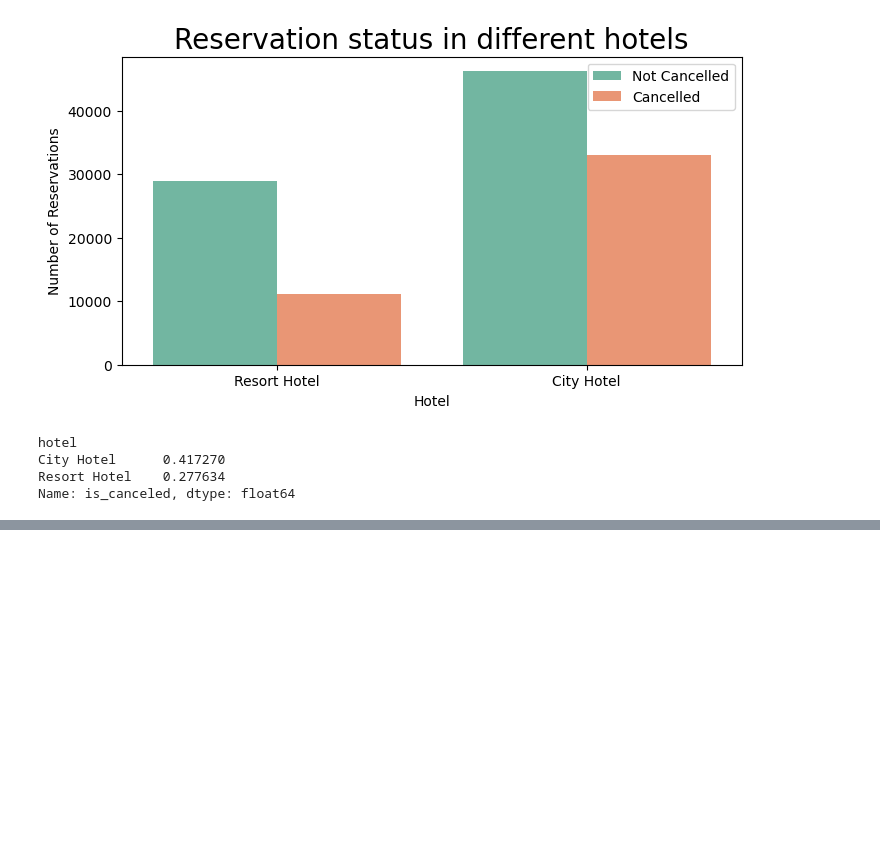
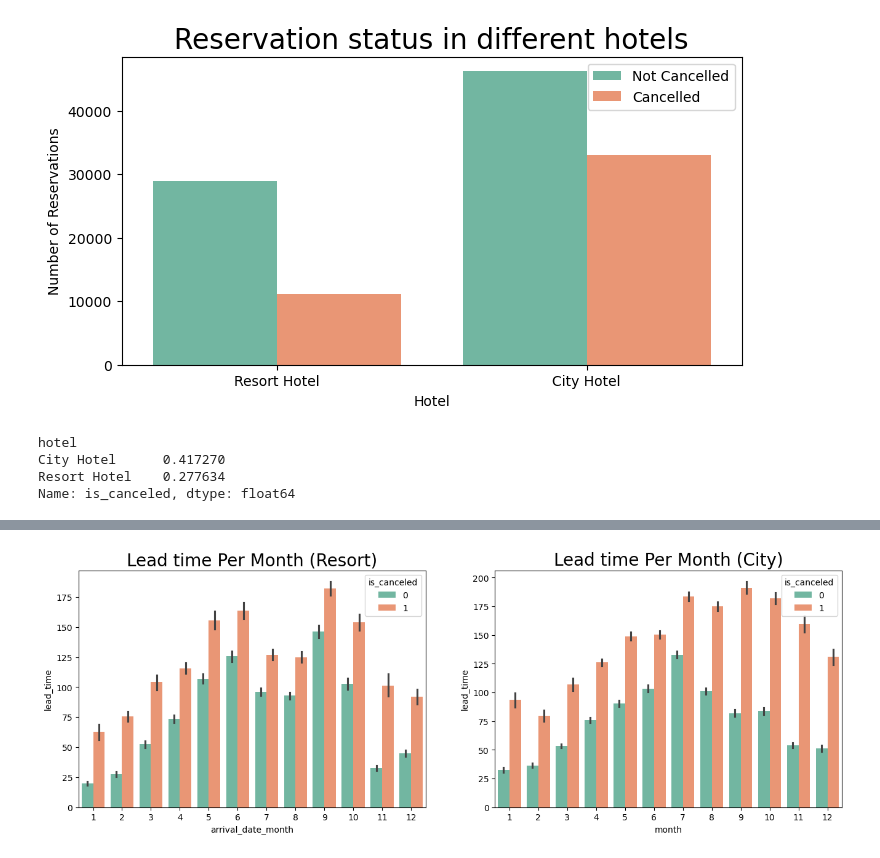
Before and after one commit to messabaouni/Booking-Demand, a Jupyter notebook: main.ipynb, the cells around one changed output, grey strips where cells are left out. Drawn from its saved outputs; the diff is of its cells as text; code cells hidden in the pictures; blank space fills up the shorter version.

```diff
--- a/main.ipynb
+++ b/main.ipynb
@@ -150,0 +169,11 @@ Name: is_canceled, dtype: float64
+# %%
+fig, axs = plt.subplots(1, 2, figsize=(16, 5))
+sns.barplot(x='arrival_date_month', y='lead_time', hue='is_canceled', data= htl_df[htl_df.hotel == 'Resort Hotel'], estimator=np.mean, palette = 'Set2', ax=axs[0])
+sns.barplot(x='arrival_date_month', y='lead_time', hue='is_canceled', data= htl_df[htl_df.hotel == 'City Hotel'], estimator=np.mean, palette = 'Set2', ax=axs[1])
+axs[0].set_title('Lead time Per Month (Resort)', size = 20)
+axs[1].set_title('Lead time Per Month (City)', size = 20)
+
+plt.xlabel('month')
+plt.show()
+# %% [output]
+[figure, added]
```
Also changed, not shown: parts of 11 cells of this notebook.
